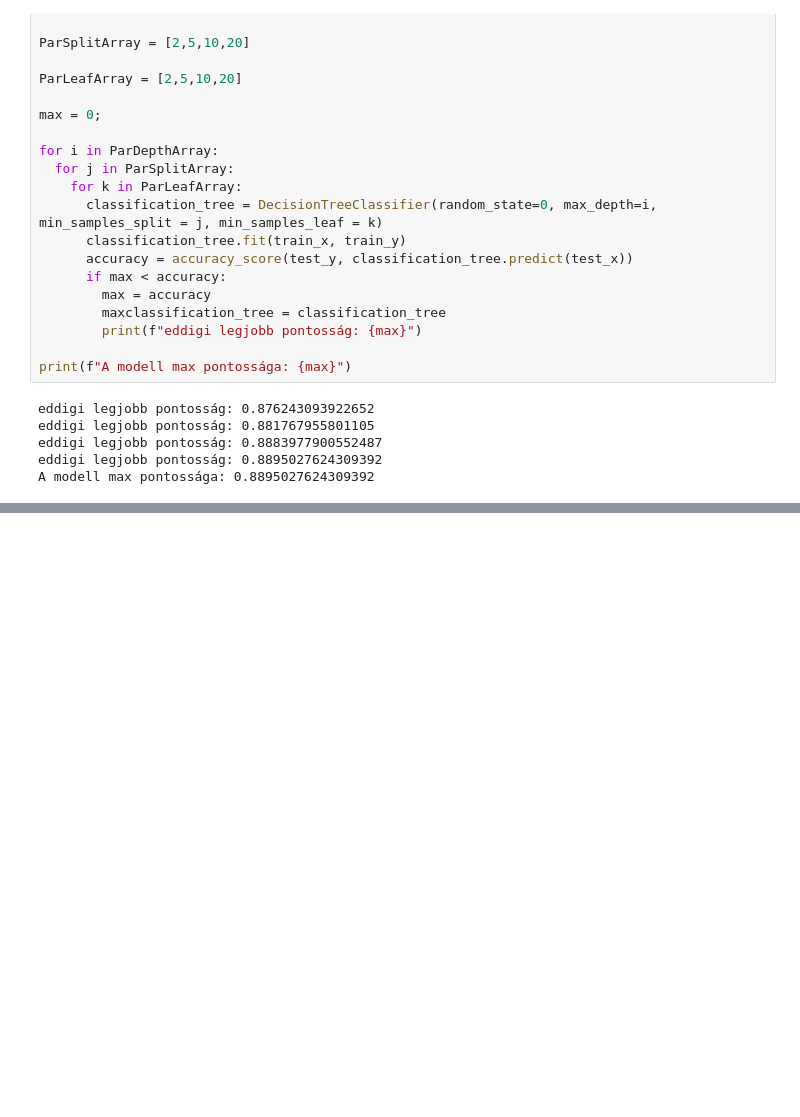
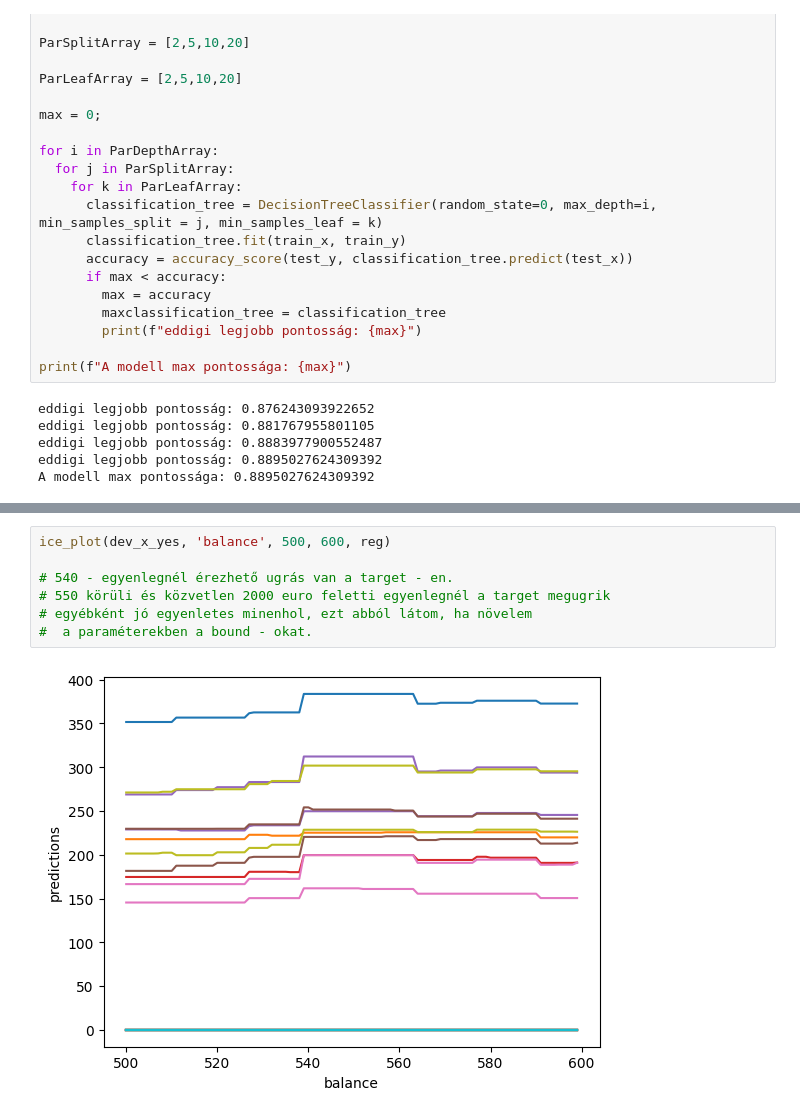
Before and after one commit to debizson/Mesi, a Jupyter notebook: ai_database_.ipynb, the cells around one changed output, grey strips where cells are left out. Saved outputs shown, nothing was run; the diff lists cells and outputs as text; blank space fills up the shorter version.

```diff
--- a/ai_database_.ipynb
+++ b/ai_database_.ipynb
@@ -587,0 +836,9 @@ sns.catplot(kind="bar", data=feature_importances, y=train_x.columns.to_list(), x
+# %%
+ice_plot(dev_x_yes, 'balance', 500, 600, reg)
+
+# 540 - egyenlegnél érezhető ugrás van a target - en.
+# 550 körüli és közvetlen 2000 euro feletti egyenlegnél a target megugrik
+# egyébként jó egyenletes minenhol, ezt abból látom, ha növelem
+#  a paraméterekben a bound - okat.
+# %% [output]
+[figure, added]
```
Also changed, not shown: parts of 24 cells of this notebook.
